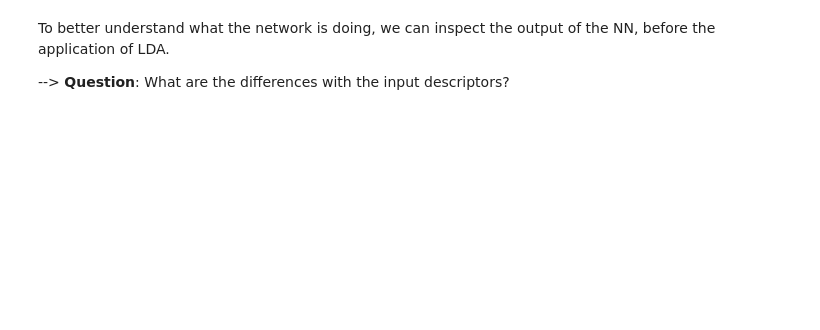
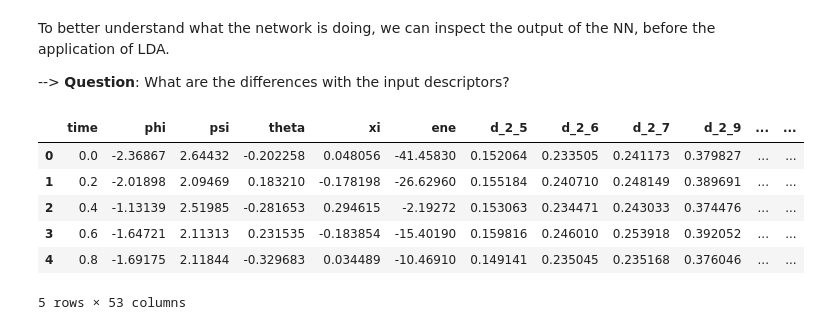
Before and after one commit to danibrb/ML-CV, a Jupyter notebook: notebook/01_deepLDA_training.ipynb, the cells around one changed output. Cells and saved outputs as stored; diff of their text form; code cells hidden in the pictures; blank space fills up the shorter version.

```diff
--- a/notebook/01_deepLDA_training.ipynb
+++ b/notebook/01_deepLDA_training.ipynb
@@ -220,3 +222,13 @@ plt.tight_layout()
 To better understand what the network is doing, we can inspect the output of the NN, before the application of LDA.
 
 --> **Question**: What are the differences with the input descriptors?
+# %%
+colvar.head()
+# %% [output]
+|  | time | phi | psi | theta | xi | ene | d_2_5 | d_2_6 | d_2_7 | d_2_9 | ... | ... |
+| 0 | 0.0 | -2.36867 | 2.64432 | -0.202258 | 0.048056 | -41.45830 | 0.152064 | 0.233505 | 0.241173 | 0.379827 | ... | ... |
+| 1 | 0.2 | -2.01898 | 2.09469 | 0.183210 | -0.178198 | -26.62960 | 0.155184 | 0.240710 | 0.248149 | 0.389691 | ... | ... |
+| 2 | 0.4 | -1.13139 | 2.51985 | -0.281653 | 0.294615 | -2.19272 | 0.153063 | 0.234471 | 0.243033 | 0.374476 | ... | ... |
+| 3 | 0.6 | -1.64721 | 2.11313 | 0.231535 | -0.183854 | -15.40190 | 0.159816 | 0.246010 | 0.253918 | 0.392052 | ... | ... |
+| 4 | 0.8 | -1.69175 | 2.11844 | -0.329683 | 0.034489 | -10.46910 | 0.149141 | 0.235045 | 0.235168 | 0.376046 | ... | ... |
+5 rows × 53 columns
```
Also changed, not shown: parts of 11 cells of this notebook, 2 other files.
